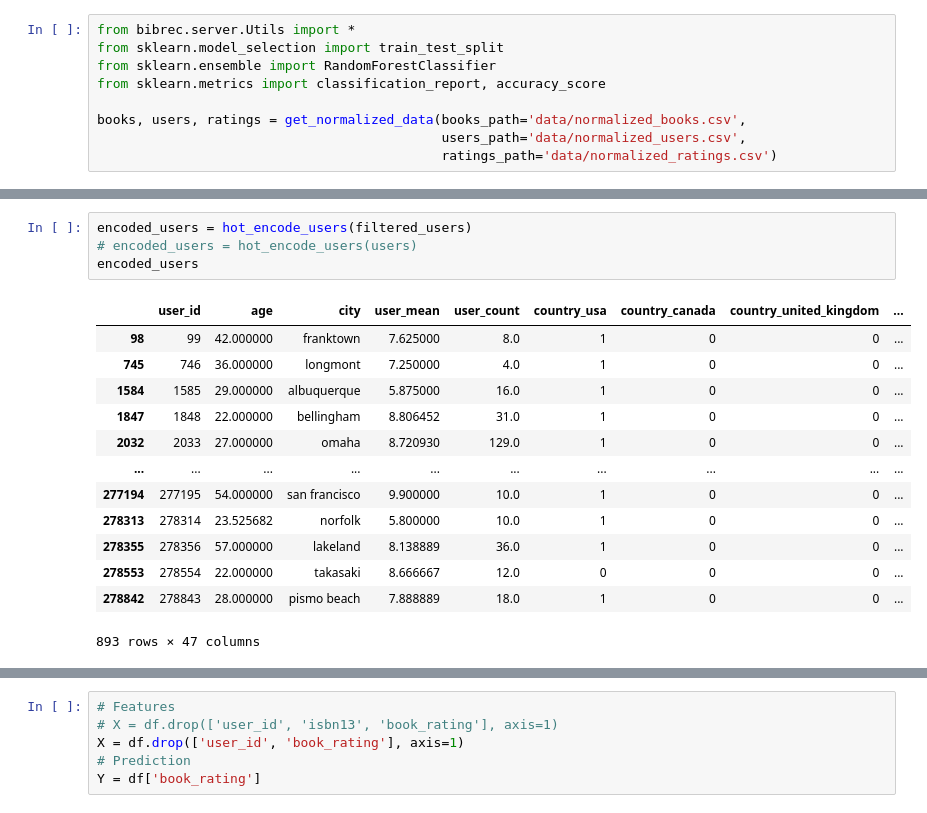
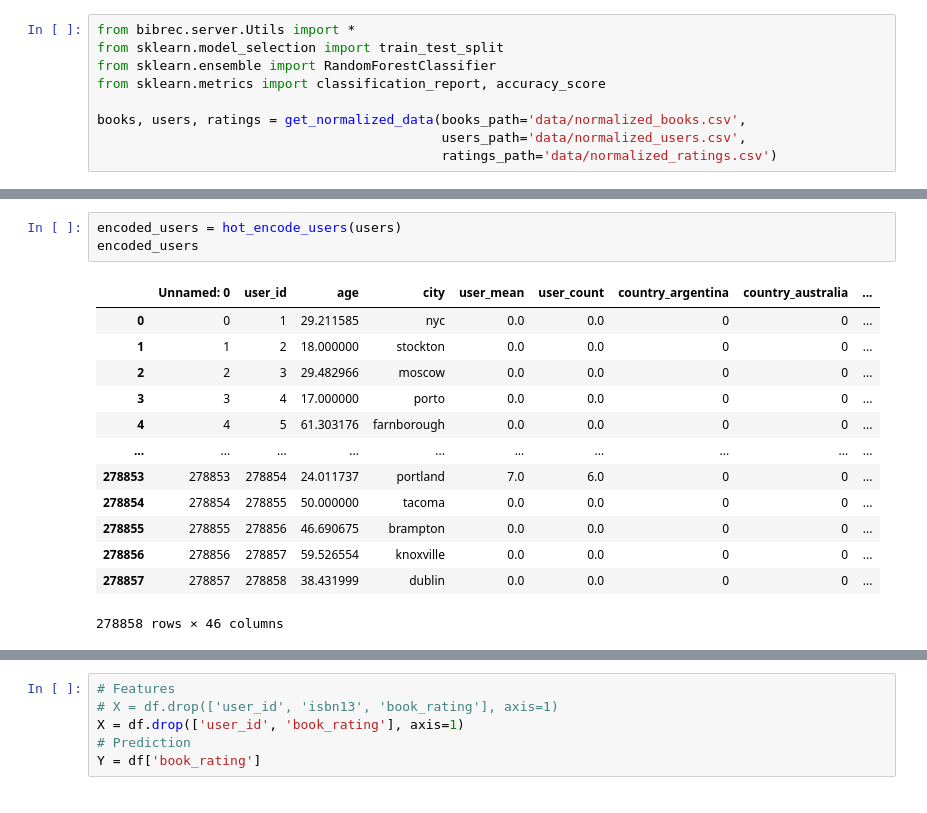
Before and after one commit to fichtnerma/Recommender, a Jupyter notebook: rf-bookCrossing5.ipynb, the cells around one changed output, grey strips where cells are left out. Cells and saved outputs as stored; diff of their text form.

```diff
--- a/rf-bookCrossing5.ipynb
+++ b/rf-bookCrossing5.ipynb
@@ -158,21 +129,20 @@ encoded_books
 # %%
-encoded_users = hot_encode_users(filtered_users)
-# encoded_users = hot_encode_users(users)
+encoded_users = hot_encode_users(users)
 encoded_users
 # %% [output]
-|  | user_id | age | city | user_mean | user_count | country_usa | country_canada | country_united_kingdom | ... |
-| 98 | 99 | 42.000000 | franktown | 7.625000 | 8.0 | 1 | 0 | 0 | ... |
-| 745 | 746 | 36.000000 | longmont | 7.250000 | 4.0 | 1 | 0 | 0 | ... |
-| 1584 | 1585 | 29.000000 | albuquerque | 5.875000 | 16.0 | 1 | 0 | 0 | ... |
-| 1847 | 1848 | 22.000000 | bellingham | 8.806452 | 31.0 | 1 | 0 | 0 | ... |
-| 2032 | 2033 | 27.000000 | omaha | 8.720930 | 129.0 | 1 | 0 | 0 | ... |
+|  | Unnamed: 0 | user_id | age | city | user_mean | user_count | country_argentina | country_australia | ... |
+| 0 | 0 | 1 | 29.211585 | nyc | 0.0 | 0.0 | 0 | 0 | ... |
+| 1 | 1 | 2 | 18.000000 | stockton | 0.0 | 0.0 | 0 | 0 | ... |
+| 2 | 2 | 3 | 29.482966 | moscow | 0.0 | 0.0 | 0 | 0 | ... |
+| 3 | 3 | 4 | 17.000000 | porto | 0.0 | 0.0 | 0 | 0 | ... |
+| 4 | 4 | 5 | 61.303176 | farnborough | 0.0 | 0.0 | 0 | 0 | ... |
 | ... | ... | ... | ... | ... | ... | ... | ... | ... | ... |
-| 277194 | 277195 | 54.000000 | san francisco | 9.900000 | 10.0 | 1 | 0 | 0 | ... |
-| 278313 | 278314 | 23.525682 | norfolk | 5.800000 | 10.0 | 1 | 0 | 0 | ... |
-| 278355 | 278356 | 57.000000 | lakeland | 8.138889 | 36.0 | 1 | 0 | 0 | ... |
-| 278553 | 278554 | 22.000000 | takasaki | 8.666667 | 12.0 | 0 | 0 | 0 | ... |
-| 278842 | 278843 | 28.000000 | pismo beach | 7.888889 | 18.0 | 1 | 0 | 0 | ... |
+| 278853 | 278853 | 278854 | 24.011737 | portland | 7.0 | 6.0 | 0 | 0 | ... |
+| 278854 | 278854 | 278855 | 50.000000 | tacoma | 0.0 | 0.0 | 0 | 0 | ... |
+| 278855 | 278855 | 278856 | 46.690675 | brampton | 0.0 | 0.0 | 0 | 0 | ... |
+| 278856 | 278856 | 278857 | 59.526554 | knoxville | 0.0 | 0.0 | 0 | 0 | ... |
+| 278857 | 278857 | 278858 | 38.431999 | dublin | 0.0 | 0.0 | 0 | 0 | ... |
-893 rows × 47 columns
+278858 rows × 46 columns
 # %%
 # RF Features: Country, State, Age, Year-of-Publication, Publisher
 df_books = encoded_books.filter(regex="isbn13|normalized_year_of_publication|publisher_", axis=1)
```
Also changed, not shown: parts of 29 cells of this notebook, 3 other files.
